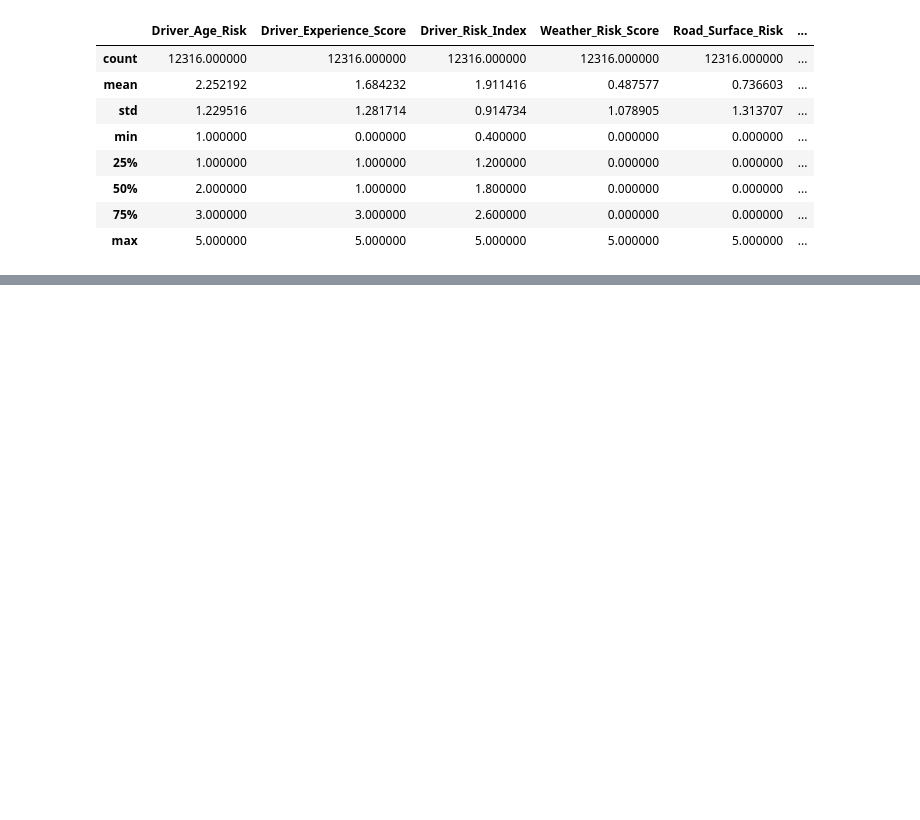
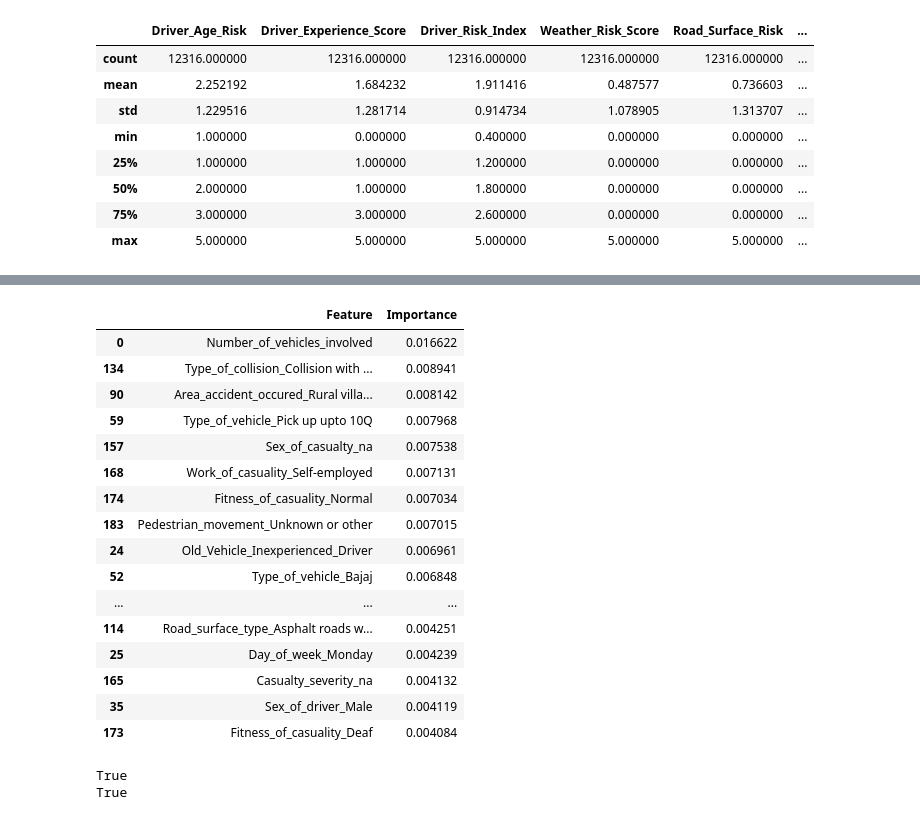
Before and after one commit to Pranjali-3/road-accident-severity-analysis, a Jupyter notebook: road_accident.ipynb, the cells around one changed output, grey strips where cells are left out. Saved outputs shown, nothing was run; the diff lists cells and outputs as text; code cells hidden in the pictures; blank space fills up the shorter version.

```diff
--- a/road_accident.ipynb
+++ b/road_accident.ipynb
@@ -2425,0 +2464,18 @@ importance.head(20)
+# %%
+df["Heavy_Traffic"] = (
+    df["Number_of_vehicles_involved"] >= 3
+).astype(int)
+# %%
+df["Multiple_Casualties"] = (
+    df["Number_of_casualties"] >= 2
+).astype(int)
+# %%
+df["Complex_Road"] = (
+    (df["Types_of_Junction"] != "No junction") &
+    (df["Lanes_or_Medians"] != "Undivided Two way")
+).astype(int)
+# %%
+df["Old_Vehicle_Inexperienced_Driver"] = (
+    (df["Service_year_of_vehicle"].isin(["Above 10yr","5-10yrs"])) &
+    (df["Driving_experience"].isin(["Below 1yr","No Licence"]))
+).astype(int)
@@ -2425,0 +2523,42 @@ importance.head(20)
+# %%
+from sklearn.feature_selection import mutual_info_classif
+import pandas as pd
+
+# Prepare updated dataset
+X_new = df.drop("Accident_severity", axis=1)
+y_new = df["Accident_severity"]
+
+# Remove Time column (still datetime)
+if "Time" in X_new.columns:
+    X_new = X_new.drop(columns=["Time"])
+
+# Encode remaining categorical columns
+X_encoded = pd.get_dummies(X_new, drop_first=True)
+
+# Calculate Mutual Information
+mi = mutual_info_classif(X_encoded, y_new, random_state=42)
+
+importance = pd.DataFrame({
+    "Feature": X_encoded.columns,
+    "Importance": mi
+}).sort_values("Importance", ascending=False)
+
+importance.head(30)
+# %% [output]
+|  | Feature | Importance |
+| 0 | Number_of_vehicles_involved | 0.016622 |
+| 134 | Type_of_collision_Collision with ... | 0.008941 |
+| 90 | Area_accident_occured_Rural villa... | 0.008142 |
+| 59 | Type_of_vehicle_Pick up upto 10Q | 0.007968 |
+| 157 | Sex_of_casualty_na | 0.007538 |
+| 168 | Work_of_casuality_Self-employed | 0.007131 |
+| 174 | Fitness_of_casuality_Normal | 0.007034 |
+| 183 | Pedestrian_movement_Unknown or other | 0.007015 |
+| 24 | Old_Vehicle_Inexperienced_Driver | 0.006961 |
+| 52 | Type_of_vehicle_Bajaj | 0.006848 |
+| ... | ... | ... |
+| 114 | Road_surface_type_Asphalt roads w... | 0.004251 |
+| 25 | Day_of_week_Monday | 0.004239 |
+| 165 | Casualty_severity_na | 0.004132 |
+| 35 | Sex_of_driver_Male | 0.004119 |
+| 173 | Fitness_of_casuality_Deaf | 0.004084 |
@@ -2425,0 +2583,6 @@ importance.head(20)
+# %%
+print(X_train.columns.equals(X_test.columns))
+print(X_train.columns.equals(X_train_resampled.columns))
+# %% [output]
+True
+True
```
Also changed, not shown: parts of 40 cells of this notebook, 4 other files.
